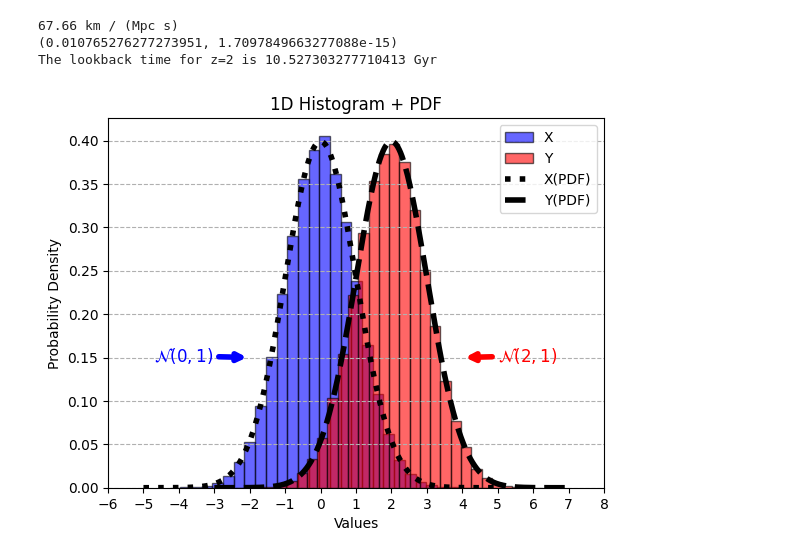
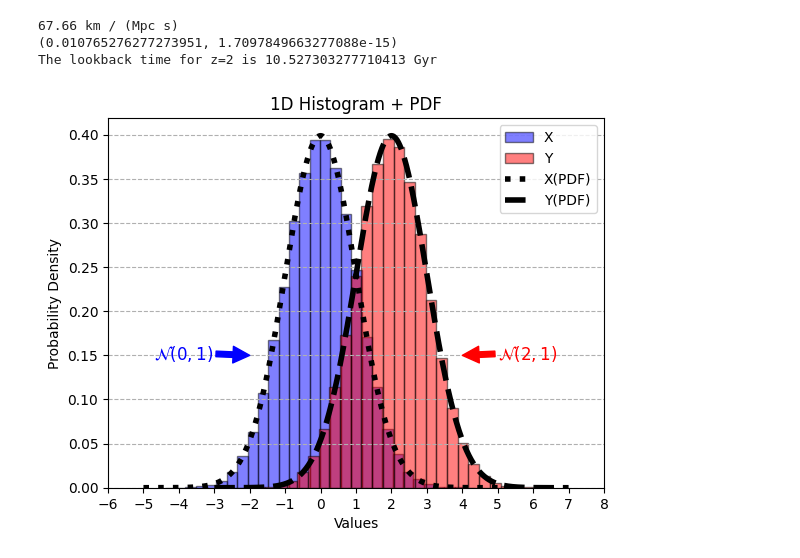
Before and after one commit to Firesapph/PROGNUM-repo, a Jupyter notebook: Task4/sq_s6239145_week4.ipynb, the cells around one changed output. Saved outputs shown, nothing was run; the diff lists cells and outputs as text; code cells hidden in the pictures.

```diff
--- a/Task4/sq_s6239145_week4.ipynb
+++ b/Task4/sq_s6239145_week4.ipynb
@@ -173,51 +173,37 @@ The lookback time for z=2 is 10.527303277710413 Gyr
 # %%
 # 4.21
 import matplotlib.pyplot as plt
 import numpy as np
 from scipy.stats import norm
 X = np.random.normal(0, 1, 100000)
 Y = np.random.normal(2, 1, 100000)
 
 # Plot histograms
-fig, frame = plt.subplots(1, 1)
-frame.hist(X, bins=30, color='blue', edgecolor='black', alpha=0.6, label='X', density=True)
-frame.hist(Y, bins=30, color='red', edgecolor='black', alpha=0.6, label='Y', density=True)
+plt.hist(X, bins=30, color='blue', edgecolor='black', alpha=0.5, label='X', density=True)
+plt.hist(Y, bins=30, color='red', edgecolor='black', alpha=0.5, label='Y', density=True) # Density=True -> area will be 1
 
 # Plot PDF(X)
 x_values = np.linspace(-5, 5, 1000)
 pdf_x = norm.pdf(x_values, loc=0, scale=1)
-frame.plot(x_values, pdf_x, color='black', linestyle='dotted', linewidth=4, markevery=12, label='X(PDF)')
+plt.plot(x_values, pdf_x, color='black', linestyle='dotted', linewidth=4, label='X(PDF)')
 
 # Plot PDF(Y)
 y_values = np.linspace(-3, 7, 1000)
 pdf_y = norm.pdf(y_values,loc=2, scale=1)
-frame.plot(y_values, pdf_y, color='black', linestyle='--', linewidth=4, label='Y(PDF)')
+plt.plot(y_values, pdf_y, color='black', linestyle='--', linewidth=4, label='Y(PDF)')
 
 # Add arrow annotation for the histograms
-frame.annotate(
-    r'$\mathcal{N}(0, 1)$',
-    xy=(-2, 0.15),
-    xytext=(-4.7, 0.145),
-    fontsize=12,
-    color='blue',
-    arrowprops=dict(arrowstyle='-|>', color='blue', linewidth=4)
-)
+plt.annotate(
+    r'$\mathcal{N}(0, 1)$', xy=(-2, 0.15), xytext=(-4.7, 0.145), fontsize=12, color='blue', arrowprops=dict(color='blue'))
+plt.annotate(
+    r'$\mathcal{N}(2, 1)$', xy=(4, 0.15), xytext=(5, 0.145), fontsize=12,color='red',arrowprops=dict(color='red'))
 
-frame.annotate(
-    r'$\mathcal{N}(2, 1)$',
-    xy=(4, 0.15),       # arrow tip at y=0.15
-    xytext=(5, 0.145),
-    fontsize=12,
-    color='red',
-    arrowprops=dict(arrowstyle='-|>', color='red', linewidth=4)
-)
-
-frame.set_xlabel("Values")
-frame.set_ylabel("Probability Density")
-frame.set_title("1D Histogram + PDF")
+plt.xlabel("Values")
+plt.ylabel("Probability Density")
+plt.title("1D Histogram + PDF")
 plt.grid(axis='y', linestyle='--')
-frame.legend()
-frame.set_xticks(np.arange(-6, 9, 1))
+plt.legend()
+plt.xticks(np.arange(-6, 9, 1))
 plt.show()
 # %% [output]
-[figure, old version]
+[figure, new version]
```
Also changed, not shown: parts of 6 cells of this notebook, 3 other files.
